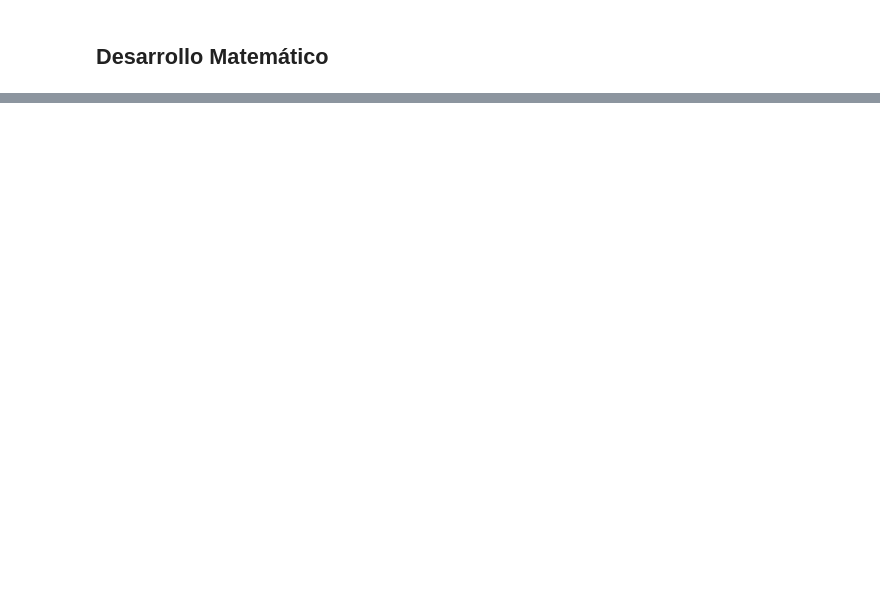
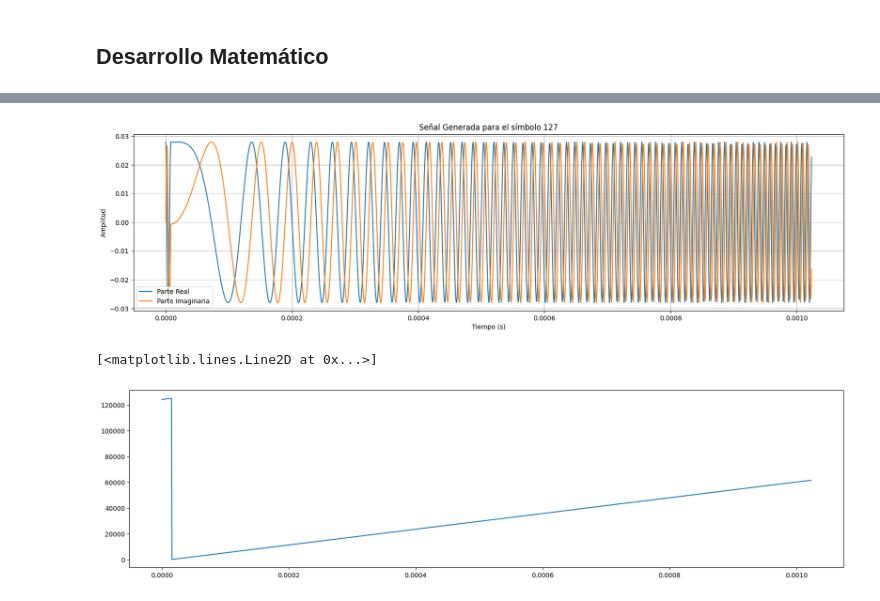
Before and after one commit to stefaema/LoRaSimulator, a Jupyter notebook: Definitive/lora_concept_breakdown.ipynb, the cells around one changed output, grey strips where cells are left out. Cells and saved outputs as stored; diff of their text form; code cells hidden in the pictures; blank space fills up the shorter version.

```diff
--- a/Definitive/lora_concept_breakdown.ipynb
+++ b/Definitive/lora_concept_breakdown.ipynb
@@ -87,0 +237,47 @@ Por último, es necesario aclarar que para una función dada de frecuencia insta
+# %%
+def generate_signal_phase(timeline, symbol, spreading_factor, bandwidth):
+    signal_phase = []
+    auxiliar_slope = (bandwidth**2/2**(spreading_factor + 1))
+    auxiliar_intercept = symbol * (bandwidth/2**spreading_factor)
+    discontinuity_time = (2**spreading_factor - symbol) * (1/bandwidth)
+    for t in timeline:
+        inst_phase = ( auxiliar_intercept + auxiliar_slope * t ) * t
+
+        if t >= discontinuity_time:
+            inst_phase -= (t - discontinuity_time)*(bandwidth)
+
+        signal_phase = np.append(signal_phase, inst_phase)
+    signal_phase = 2 * np.pi * signal_phase
+    return signal_phase
+# %%
+def generate_signal(timeline, symbol, spreading_factor, bandwidth, samples_per_chip):
+    signal = np.array([])
+    auxiliar_slope = 0.5 * ( bandwidth**2 /  2**spreading_factor )
+    y_intercept = symbol * ( bandwidth / 2**spreading_factor )
+    frequency_evolution = ( y_intercept + auxiliar_slope * timeline ) % bandwidth
+    signal_coefficient = 1/np.sqrt(2**spreading_factor * samples_per_chip)
+    instantaneous_phase = 2 * np.pi * ( (frequency_evolution * timeline) )
+    instantaneous_phase = generate_signal_phase(timeline, symbol, spreading_factor, bandwidth)
+    signal = signal_coefficient * np.exp(1j * instantaneous_phase)
+
+    return signal, frequency_evolution
+# ---------------------------------------------------------------------
+spreading_factor, bandwidth, samples_per_chip = 7, 125e3, 10 #  Definimos los parámetros
+timeline = generate_time_samples(spreading_factor, bandwidth, samples_per_chip) # Generamos las muestras de tiempo
+symbol = 127 # Definimos el símbolo a analizar
+signal,f_test = generate_signal(timeline, symbol, spreading_factor, bandwidth, samples_per_chip) # Generamos la señal
+plt.figure(figsize=(20, 5))
+plt.plot(timeline, np.real(signal), label='Parte Real')
+plt.plot(timeline, np.imag(signal), label='Parte Imaginaria')
+plt.xlabel('Tiempo (s)')
+plt.ylabel('Amplitud')
+plt.title('Señal Generada para el símbolo '+str(symbol))
+plt.legend()
+plt.grid(True)
+plt.show()
+plt.figure(figsize=(20, 5))
+plt.plot(timeline, f_test)
+# %% [output]
+[figure, added]
+[<matplotlib.lines.Line2D at 0x...>]
+[figure, added]
```
Also changed, not shown: parts of 12 cells of this notebook, 3 other files.
